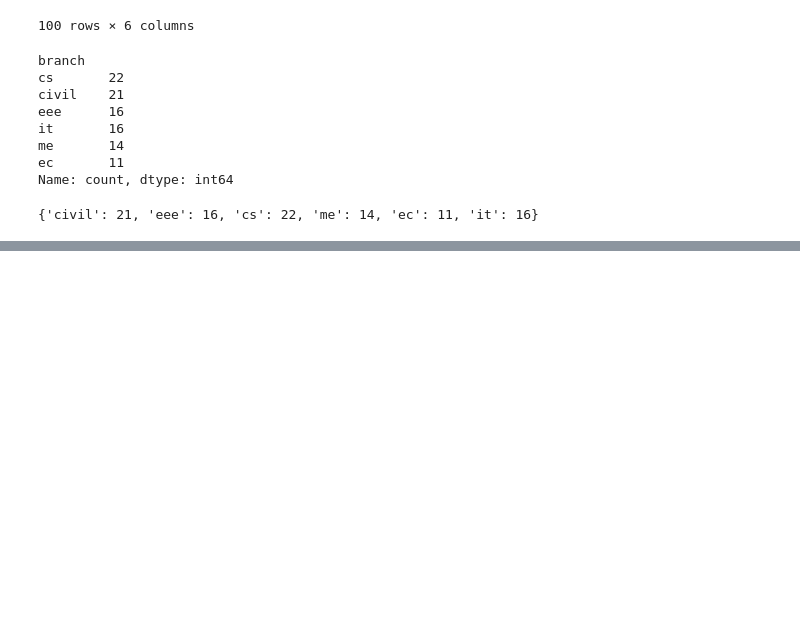
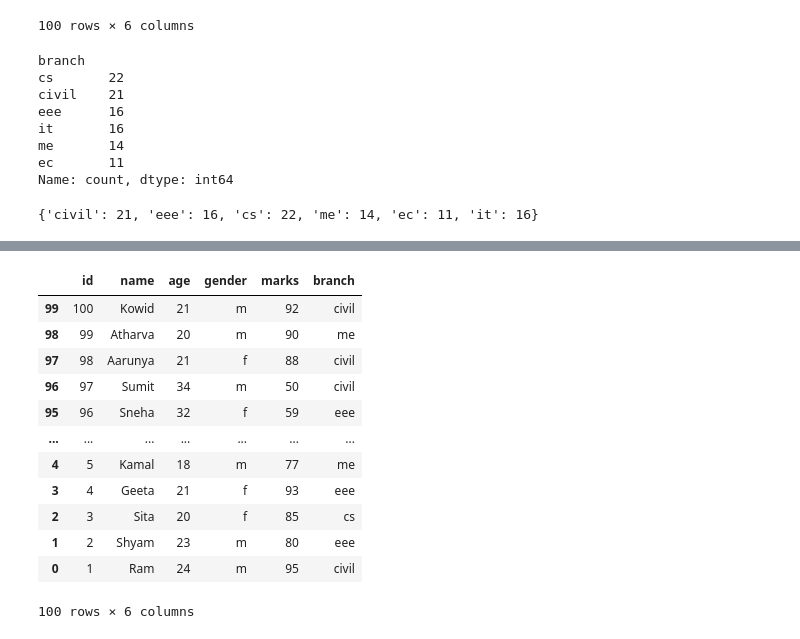
Before and after one commit to abhishekmorya1/DataScience, a Jupyter notebook: Prime/Pandas/pandas.ipynb, the cells around one changed output, grey strips where cells are left out. Cells and saved outputs as stored; diff of their text form; code cells hidden in the pictures; blank space fills up the shorter version.

```diff
--- a/Prime/Pandas/pandas.ipynb
+++ b/Prime/Pandas/pandas.ipynb
@@ -984,0 +1030,16 @@ print(d)
+# %%
+data.sort_index(ascending=False)
+# %% [output]
+|  | id | name | age | gender | marks | branch |
+| 99 | 100 | Kowid | 21 | m | 92 | civil |
+| 98 | 99 | Atharva | 20 | m | 90 | me |
+| 97 | 98 | Aarunya | 21 | f | 88 | civil |
+| 96 | 97 | Sumit | 34 | m | 50 | civil |
+| 95 | 96 | Sneha | 32 | f | 59 | eee |
+| ... | ... | ... | ... | ... | ... | ... |
+| 4 | 5 | Kamal | 18 | m | 77 | me |
+| 3 | 4 | Geeta | 21 | f | 93 | eee |
+| 2 | 3 | Sita | 20 | f | 85 | cs |
+| 1 | 2 | Shyam | 23 | m | 80 | eee |
+| 0 | 1 | Ram | 24 | m | 95 | civil |
+100 rows × 6 columns
```
Also changed, not shown: parts of 3 cells of this notebook, 2 other files.
